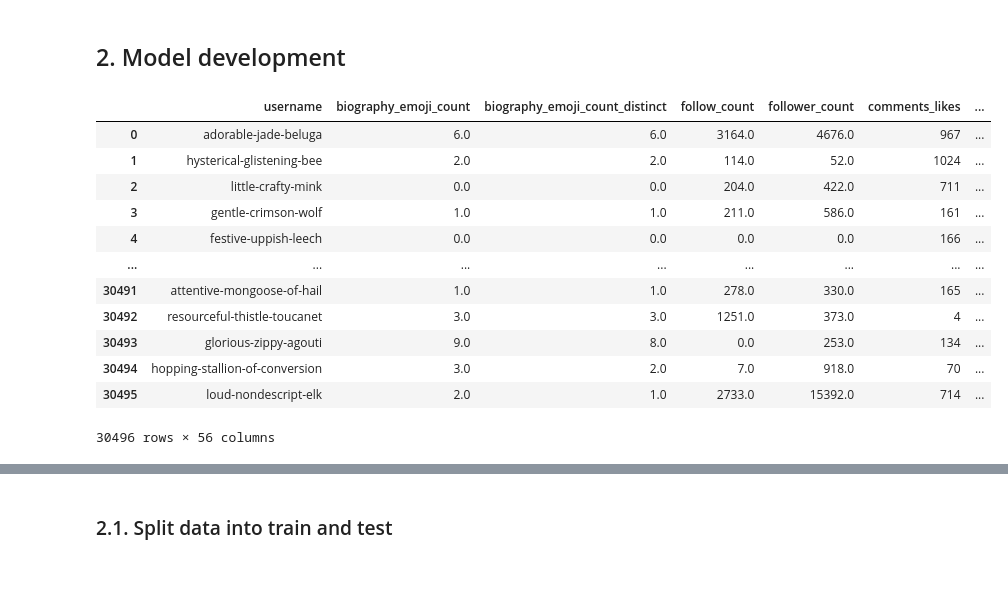
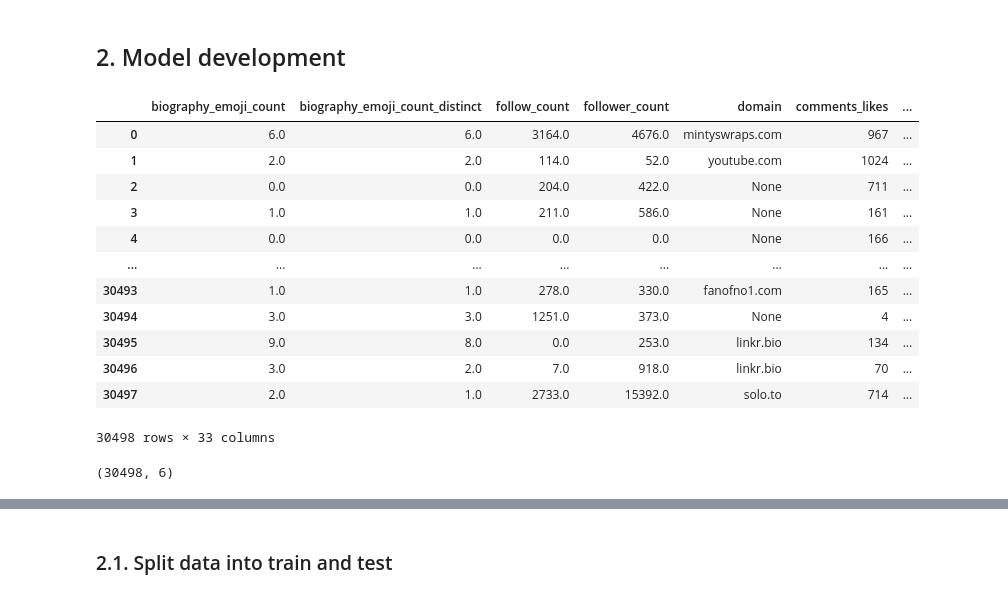
Before and after one commit to marclelamy/instagram_bot_classification, a Jupyter notebook: 5_model_development.ipynb, the cells around one changed output, grey strips where cells are left out. Drawn from its saved outputs; the diff is of its cells as text; code cells hidden in the pictures.

```diff
--- a/5_model_development.ipynb
+++ b/5_model_development.ipynb
@@ -68,20 +75,23 @@ Load the data from the previous notebook.
 # %%
 df_ml = pd.read_sql_query("SELECT * FROM ml", con)
 df_ml['label'] = df_ml['label'].apply(lambda x: 1 if x == 3 else x)
-# df_ml = df_ml.drop([col for col in df_ml.columns if any([f'posts_{x}' in col for x in ['sum', 'min', 'max', 'avg', 'concat']]) or col == 'username'], axis=1).rename(columns={'label': 'target'})
+df_ml = df_ml.drop([col for col in df_ml.columns if any([f'posts_{x}' in col for x in ['sum', 'min', 'max', 'avg', 'concat']])], axis=1)
+
+cols_to_drop = ['username', 'binary_label', 'posts_days_diff']
+df_ml = df_ml.drop(cols_to_drop, axis=1)
 df_ml
 # %% [output]
-|  | username | biography_emoji_count | biography_emoji_count_distinct | follow_count | follower_count | comments_likes | ... |
-| 0 | adorable-jade-beluga | 6.0 | 6.0 | 3164.0 | 4676.0 | 967 | ... |
-| 1 | hysterical-glistening-bee | 2.0 | 2.0 | 114.0 | 52.0 | 1024 | ... |
-| 2 | little-crafty-mink | 0.0 | 0.0 | 204.0 | 422.0 | 711 | ... |
-| 3 | gentle-crimson-wolf | 1.0 | 1.0 | 211.0 | 586.0 | 161 | ... |
-| 4 | festive-uppish-leech | 0.0 | 0.0 | 0.0 | 0.0 | 166 | ... |
+|  | biography_emoji_count | biography_emoji_count_distinct | follow_count | follower_count | domain | comments_likes | ... |
+| 0 | 6.0 | 6.0 | 3164.0 | 4676.0 | mintyswraps.com | 967 | ... |
+| 1 | 2.0 | 2.0 | 114.0 | 52.0 | youtube.com | 1024 | ... |
+| 2 | 0.0 | 0.0 | 204.0 | 422.0 | None | 711 | ... |
+| 3 | 1.0 | 1.0 | 211.0 | 586.0 | None | 161 | ... |
+| 4 | 0.0 | 0.0 | 0.0 | 0.0 | None | 166 | ... |
 | ... | ... | ... | ... | ... | ... | ... | ... |
-| 30491 | attentive-mongoose-of-hail | 1.0 | 1.0 | 278.0 | 330.0 | 165 | ... |
-| 30492 | resourceful-thistle-toucanet | 3.0 | 3.0 | 1251.0 | 373.0 | 4 | ... |
-| 30493 | glorious-zippy-agouti | 9.0 | 8.0 | 0.0 | 253.0 | 134 | ... |
-| 30494 | hopping-stallion-of-conversion | 3.0 | 2.0 | 7.0 | 918.0 | 70 | ... |
-| 30495 | loud-nondescript-elk | 2.0 | 1.0 | 2733.0 | 15392.0 | 714 | ... |
+| 30493 | 1.0 | 1.0 | 278.0 | 330.0 | fanofno1.com | 165 | ... |
+| 30494 | 3.0 | 3.0 | 1251.0 | 373.0 | None | 4 | ... |
+| 30495 | 9.0 | 8.0 | 0.0 | 253.0 | linkr.bio | 134 | ... |
+| 30496 | 3.0 | 2.0 | 7.0 | 918.0 | linkr.bio | 70 | ... |
+| 30497 | 2.0 | 1.0 | 2733.0 | 15392.0 | solo.to | 714 | ... |
-30496 rows × 56 columns
+30498 rows × 33 columns
 # %%
@@ -89,4 +100,8 @@ cols_to_keep = ['follow_count', 'follower_count', 'post_count', 'comment_time_di
 df_ml = df_ml[cols_to_keep + ['label']]
+# %%
+df_ml.shape
+# %% [output]
+(30498, 6)
 # %%
 
 
```
Also changed, not shown: parts of 15 cells of this notebook.
